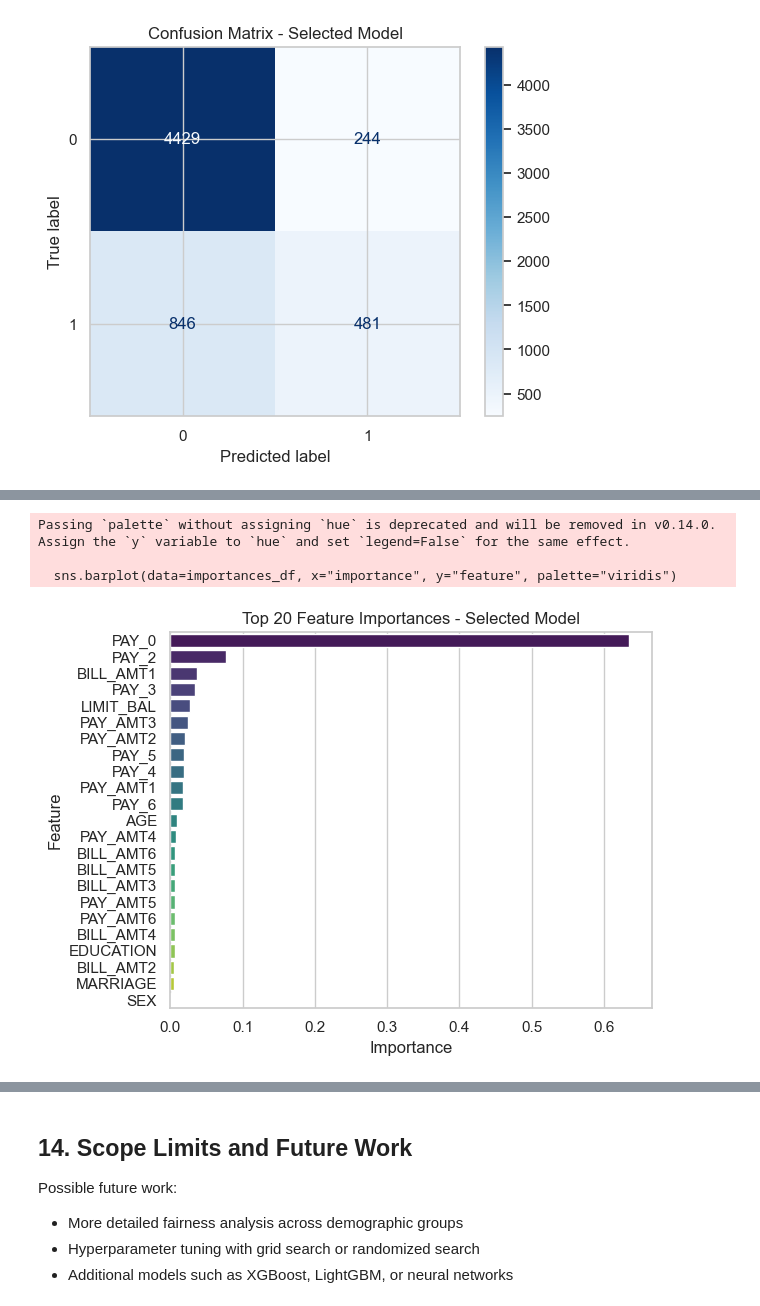
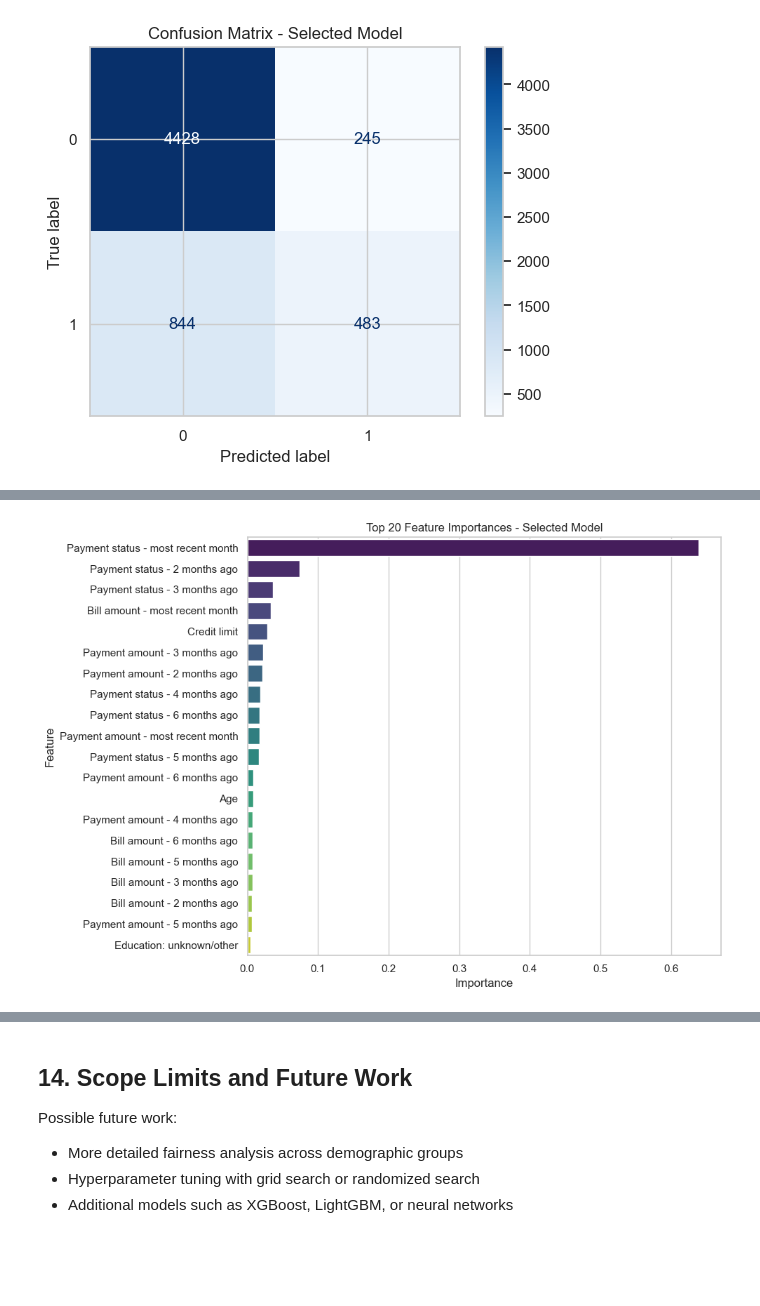
Before and after one commit to ryanadolph7/csci347_data_mining, a Jupyter notebook: CSCI347_Final_Project.ipynb, the cells around one changed output, grey strips where cells are left out. Cells and saved outputs as stored; diff of their text form; code cells hidden in the pictures; blank space fills up the shorter version.

Commit message:
updated variable names

```diff
--- a/CSCI347_Final_Project.ipynb
+++ b/CSCI347_Final_Project.ipynb
@@ -547,11 +575,15 @@ After comparing cross-validation results, select the best model based on F1-scor
 # %%
-# TODO: Optional holdout test evaluation for the selected model.
+# Holdout test evaluation for the selected model.
 
 X_train, X_test, y_train, y_test = train_test_split(
     X, y, test_size=0.2, stratify=y, random_state=RANDOM_STATE
 )
 
-best_model = GradientBoostingClassifier(random_state=RANDOM_STATE)  # TODO: Replace with selected model pipeline.
+best_model = Pipeline(steps=[
+    ("preprocessor", tree_preprocessor),
+    ("model", GradientBoostingClassifier(random_state=RANDOM_STATE)),
+])
+
 best_model.fit(X_train, y_train)
 y_pred = best_model.predict(X_test)
 y_proba = best_model.predict_proba(X_test)[:, 1]
@@ -599,17 +618,62 @@ Discussion questions:
 # %%
-# TODO: Create feature importance or coefficient plot for the selected model.
+# Create a feature importance plot for the selected tree-based model.
+feature_names = best_model.named_steps["preprocessor"].get_feature_names_out()
+importances = best_model.named_steps["model"].feature_importances_
 
-# Example placeholder for tree-based models:
-#importances = best_model.named_steps["model"].feature_importances_
-feature_names = best_model.feature_names_in_
-importances = best_model.feature_importances_
-# TODO: Match importances to processed feature names before plotting.
+feature_label_map = {
+    "LIMIT_BAL": "Credit limit",
+    "AGE": "Age",
+    "PAY_0": "Payment status - most recent month",
+    "PAY_2": "Payment status - 2 months ago",
+    "PAY_3": "Payment status - 3 months ago",
+    "PAY_4": "Payment status - 4 months ago",
+    "PAY_5": "Payment status - 5 months ago",
+    "PAY_6": "Payment status - 6 months ago",
+    "BILL_AMT1": "Bill amount - most recent month",
+    "BILL_AMT2": "Bill amount - 2 months ago",
+    "BILL_AMT3": "Bill amount - 3 months ago",
+    "BILL_AMT4": "Bill amount - 4 months ago",
+    "BILL_AMT5": "Bill amount - 5 months ago",
+    "BILL_AMT6": "Bill amount - 6 months ago",
+    "PAY_AMT1": "Payment amount - most recent month",
+    "PAY_AMT2": "Payment amount - 2 months ago",
+    "PAY_AMT3": "Payment amount - 3 months ago",
+    "PAY_AMT4": "Payment amount - 4 months ago",
+    "PAY_AMT5": "Payment amount - 5 months ago",
+    "PAY_AMT6": "Payment amount - 6 months ago",
+    "SEX_1": "Sex: male",
+    "SEX_2": "Sex: female",
+    "EDUCATION_1": "Education: graduate school",
+    "EDUCATION_2": "Education: university",
+    "EDUCATION_3": "Education: high school",
+    "EDUCATION_4": "Education: other",
+    "EDUCATION_0": "Education: unknown",
+    "EDUCATION_5": "Education: unknown/other",
+    "EDUCATION_6": "Education: unknown/other",
+    "MARRIAGE_0": "Marriage: unknown",
+    "MARRIAGE_1": "Marriage: married",
+    "MARRIAGE_2": "Marriage: single",
+    "MARRIAGE_3": "Marriage: other",
+}
+
+def readable_feature_name(feature_name):
+    cleaned_name = feature_name.replace("num__", "").replace("cat__", "")
+    return feature_label_map.get(cleaned_name, cleaned_name.replace("_", " ").title())
+
 importances_df = pd.DataFrame({
     "feature": feature_names,
+    "feature_label": [readable_feature_name(name) for name in feature_names],
     "importance": importances
-}).sort_values(by="importance", ascending=False)
-#display(importances_df)
-sns.barplot(data=importances_df, x="importance", y="feature", palette="viridis")
+}).sort_values(by="importance", ascending=False).head(20)
+
+importance_display = importances_df[["feature_label", "importance"]].rename(
+    columns={"feature_label": "Feature", "importance": "Importance"}
+)
+
+display(importance_display)
+
+plt.figure(figsize=(10, 7))
+sns.barplot(data=importances_df, x="importance", y="feature_label", hue="feature_label", palette="viridis", legend=False)
 plt.title("Top 20 Feature Importances - Selected Model")
 plt.xlabel("Importance")
 plt.ylabel("Feature")
@@ -636,7 +700,4 @@ plt.show()
-Passing `palette` without assigning `hue` is deprecated and will be removed in v0.14.0. Assign the `y` variable to `hue` and set `legend=False` for the same effect.
-
-  sns.barplot(data=importances_df, x="importance", y="feature", palette="viridis")
-[figure, old version]
+[figure, new version]
 # %% [markdown]
 ## 13. Findings and Discussion
 
```
Also changed, not shown: parts of 19 cells of this notebook, 1 other file.
